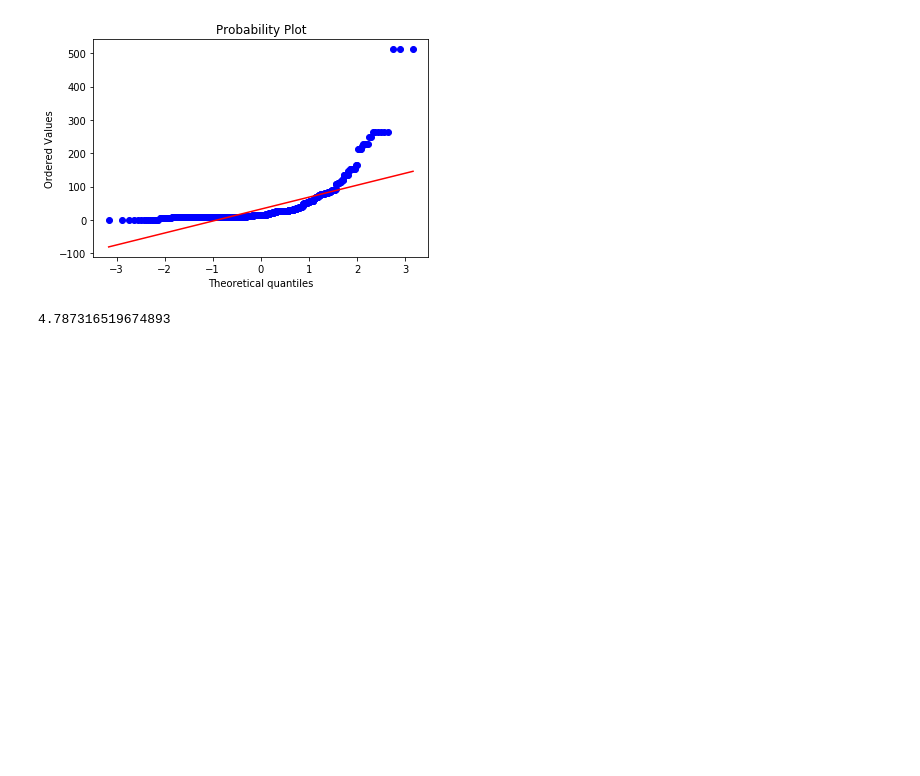
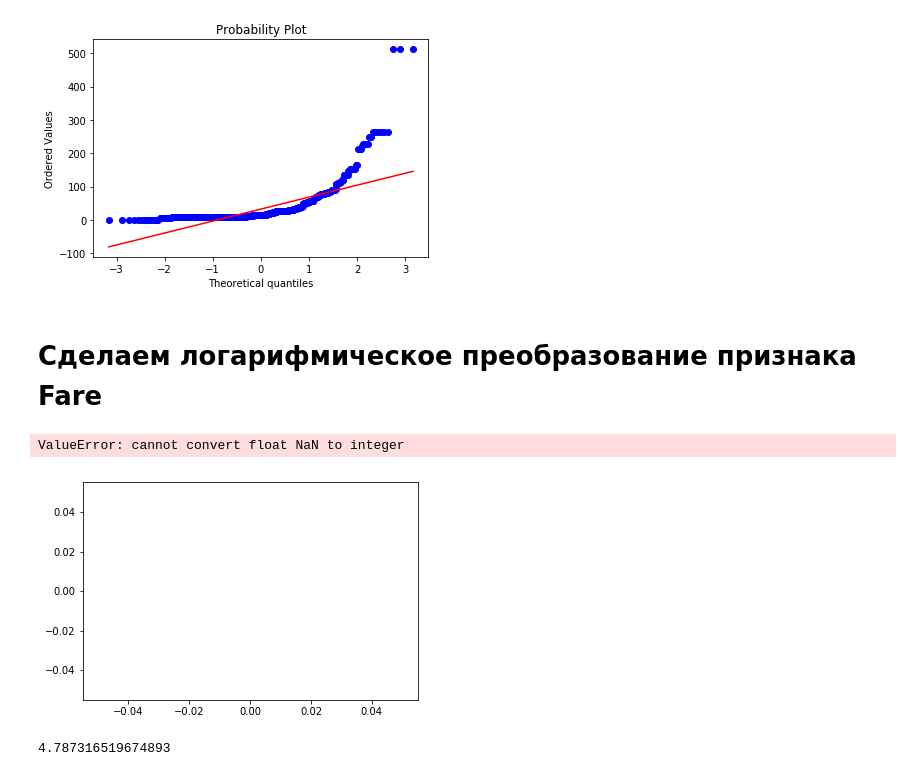
Before and after one commit to DmKuzin/kaggle_titanic, a Jupyter notebook: Titanic2.ipynb, the cells around one changed output. Cells and saved outputs as stored; diff of their text form; code cells hidden in the pictures; blank space fills up the shorter version.

```diff
--- a/Titanic2.ipynb
+++ b/Titanic2.ipynb
@@ -212,6 +228,16 @@ g = g.legend()
 res = stats.probplot(train_data['Fare'], plot=plt)
 # %% [output]
 [figure]
+# %% [markdown]
+# Сделаем логарифмическое преобразование признака Fare
+# %%
+all_data['Fare'] = np.log(all_data['Fare'])
+# %%
+g = sns.distplot(all_data['Fare'], fit=norm, label="Skewness : %.2f"%(all_data["Fare"].skew()))
+g = g.legend()
+# %% [output]
+ValueError: cannot convert float NaN to integer
+[figure, added]
 # %%
 print(train_data['Fare'].skew())
 # %% [output]
```
Also changed, not shown: parts of 5 cells of this notebook.
